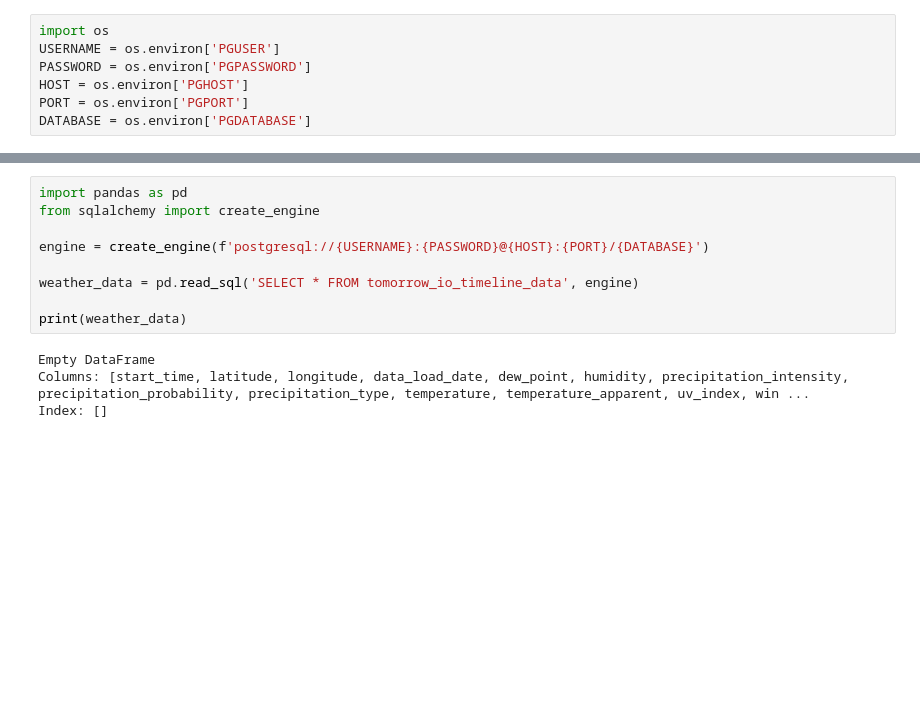
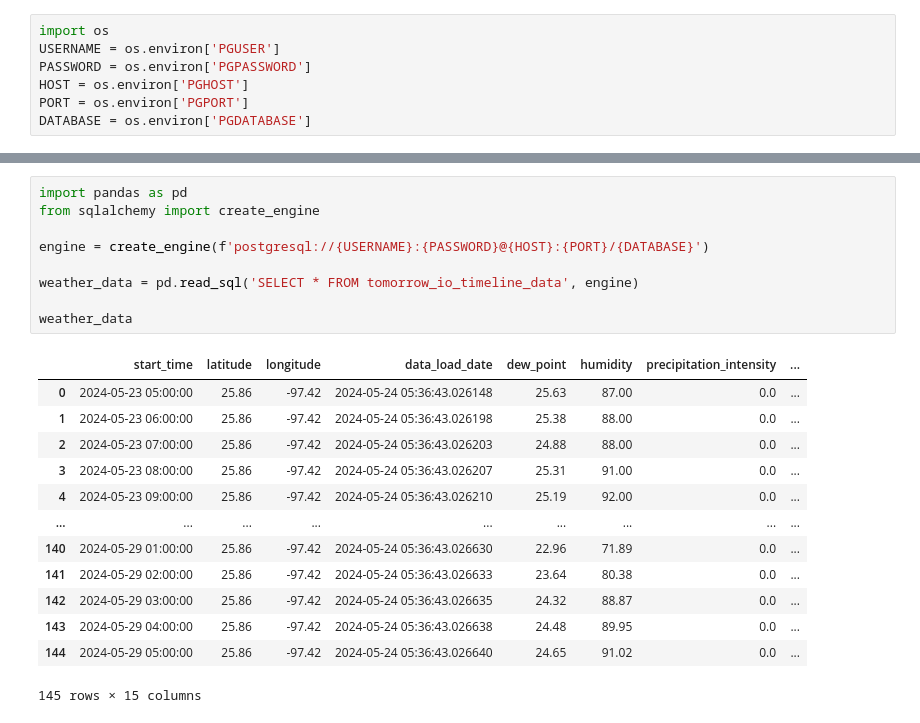
Before and after one commit to ross-dib/tomorrow_io_scraper, a Jupyter notebook: tomorrow_io_analysis.ipynb, the cells around one changed output, grey strips where cells are left out. Drawn from its saved outputs; the diff is of its cells as text; blank space fills up the shorter version.

Commit message:
update analysis with latest weather query

```diff
--- a/tomorrow_io_analysis.ipynb
+++ b/tomorrow_io_analysis.ipynb
@@ -47,13 +60,23 @@ FROM tomorrow_io_timeline_data
 # %%
 import pandas as pd
 from sqlalchemy import create_engine
 
 engine = create_engine(f'postgresql://{USERNAME}:{PASSWORD}@{HOST}:{PORT}/{DATABASE}')
 
 weather_data = pd.read_sql('SELECT * FROM tomorrow_io_timeline_data', engine)
 
-print(weather_data)
+weather_data
 # %% [output]
+|  | start_time | latitude | longitude | data_load_date | dew_point | humidity | precipitation_intensity | ... |
+| 0 | 2024-05-23 05:00:00 | 25.86 | -97.42 | 2024-05-24 05:36:43.026148 | 25.63 | 87.00 | 0.0 | ... |
+| 1 | 2024-05-23 06:00:00 | 25.86 | -97.42 | 2024-05-24 05:36:43.026198 | 25.38 | 88.00 | 0.0 | ... |
+| 2 | 2024-05-23 07:00:00 | 25.86 | -97.42 | 2024-05-24 05:36:43.026203 | 24.88 | 88.00 | 0.0 | ... |
+| 3 | 2024-05-23 08:00:00 | 25.86 | -97.42 | 2024-05-24 05:36:43.026207 | 25.31 | 91.00 | 0.0 | ... |
+| 4 | 2024-05-23 09:00:00 | 25.86 | -97.42 | 2024-05-24 05:36:43.026210 | 25.19 | 92.00 | 0.0 | ... |
+| ... | ... | ... | ... | ... | ... | ... | ... | ... |
+| 140 | 2024-05-29 01:00:00 | 25.86 | -97.42 | 2024-05-24 05:36:43.026630 | 22.96 | 71.89 | 0.0 | ... |
+| 141 | 2024-05-29 02:00:00 | 25.86 | -97.42 | 2024-05-24 05:36:43.026633 | 23.64 | 80.38 | 0.0 | ... |
+| 142 | 2024-05-29 03:00:00 | 25.86 | -97.42 | 2024-05-24 05:36:43.026635 | 24.32 | 88.87 | 0.0 | ... |
+| 143 | 2024-05-29 04:00:00 | 25.86 | -97.42 | 2024-05-24 05:36:43.026638 | 24.48 | 89.95 | 0.0 | ... |
+| 144 | 2024-05-29 05:00:00 | 25.86 | -97.42 | 2024-05-24 05:36:43.026640 | 24.65 | 91.02 | 0.0 | ... |
-Empty DataFrame
-Columns: [start_time, latitude, longitude, data_load_date, dew_point, humidity, precipitation_intensity, precipitation_probability, precipitation_type, temperature, temperature_apparent, uv_index, win ...
-Index: []
+145 rows × 15 columns
```
Also changed, not shown: parts of 4 cells of this notebook.
